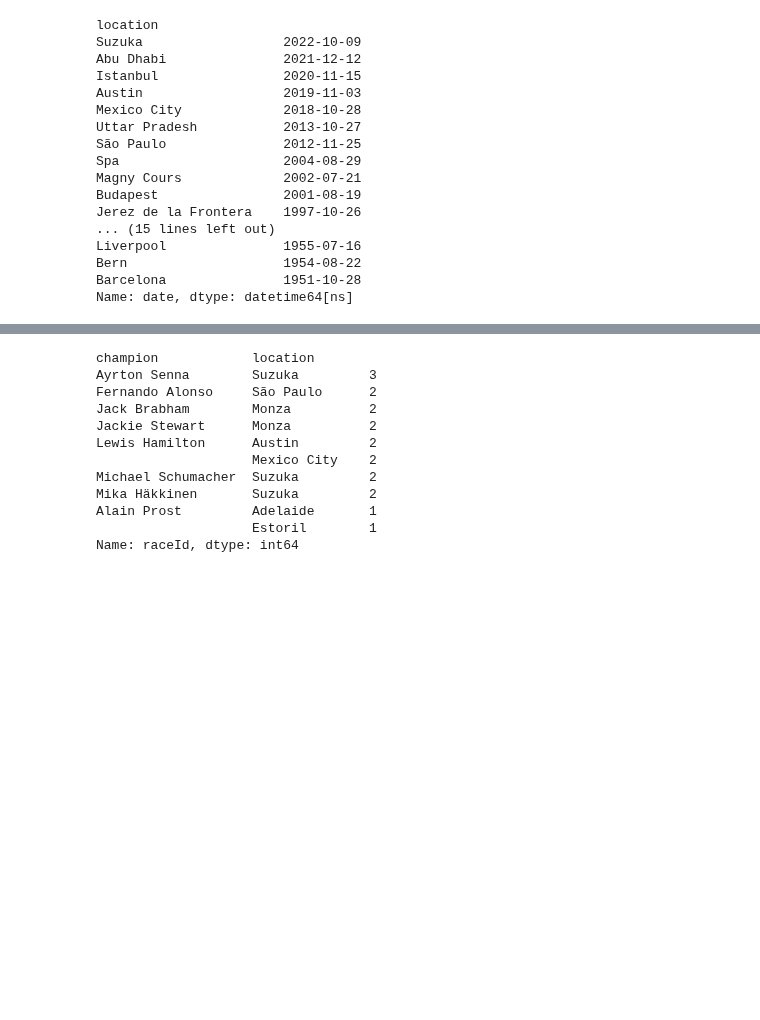
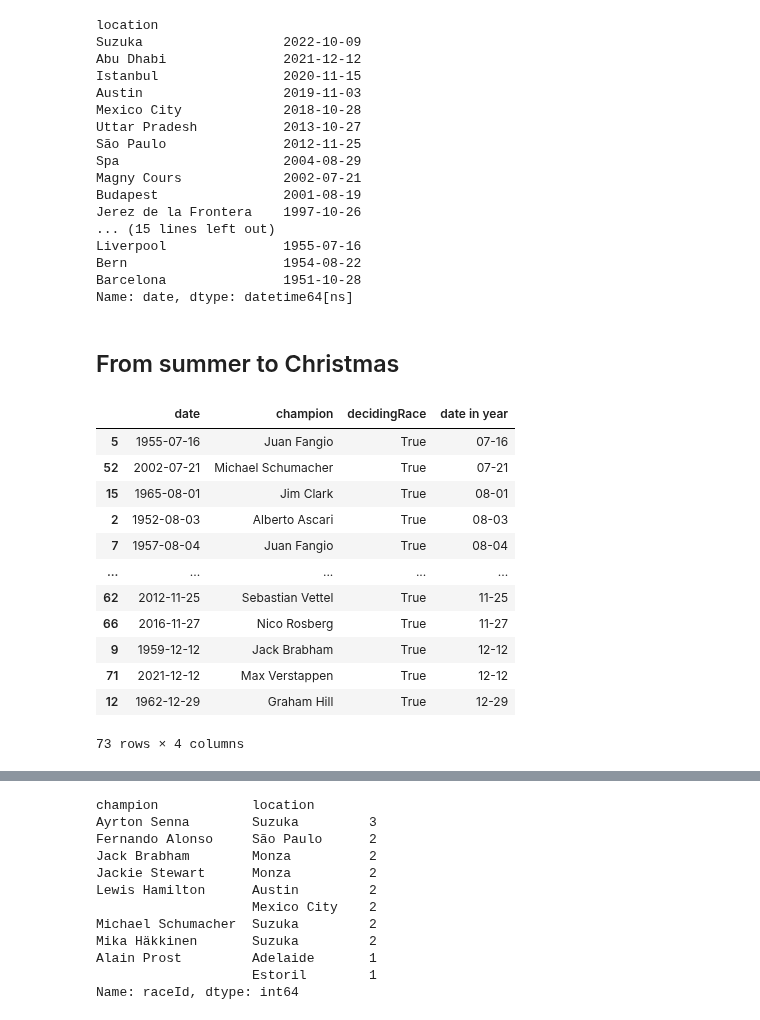
Before and after one commit to michalkasparek/f1-stats, a Jupyter notebook: World Champions.ipynb, the cells around one changed output, grey strips where cells are left out. Drawn from its saved outputs; the diff is of its cells as text; code cells hidden in the pictures; blank space fills up the shorter version.

```diff
--- a/World Champions.ipynb
+++ b/World Champions.ipynb
@@ -103,3 +103,5 @@ Liverpool               1955-07-16
 Bern                    1954-08-22
 Barcelona               1951-10-28
 Name: date, dtype: datetime64[ns]
+# %% [markdown]
+## From summer to Christmas
@@ -105,0 +110,16 @@ Name: date, dtype: datetime64[ns]
+# %%
+decidingraces.sort_values(by="date in year")
+# %% [output]
+|  | date | champion | decidingRace | date in year |
+| 5 | 1955-07-16 | Juan Fangio | True | 07-16 |
+| 52 | 2002-07-21 | Michael Schumacher | True | 07-21 |
+| 15 | 1965-08-01 | Jim Clark | True | 08-01 |
+| 2 | 1952-08-03 | Alberto Ascari | True | 08-03 |
+| 7 | 1957-08-04 | Juan Fangio | True | 08-04 |
+| ... | ... | ... | ... | ... |
+| 62 | 2012-11-25 | Sebastian Vettel | True | 11-25 |
+| 66 | 2016-11-27 | Nico Rosberg | True | 11-27 |
+| 9 | 1959-12-12 | Jack Brabham | True | 12-12 |
+| 71 | 2021-12-12 | Max Verstappen | True | 12-12 |
+| 12 | 1962-12-29 | Graham Hill | True | 12-29 |
+73 rows × 4 columns
```
Also changed, not shown: parts of 18 cells of this notebook, 13 other files.
